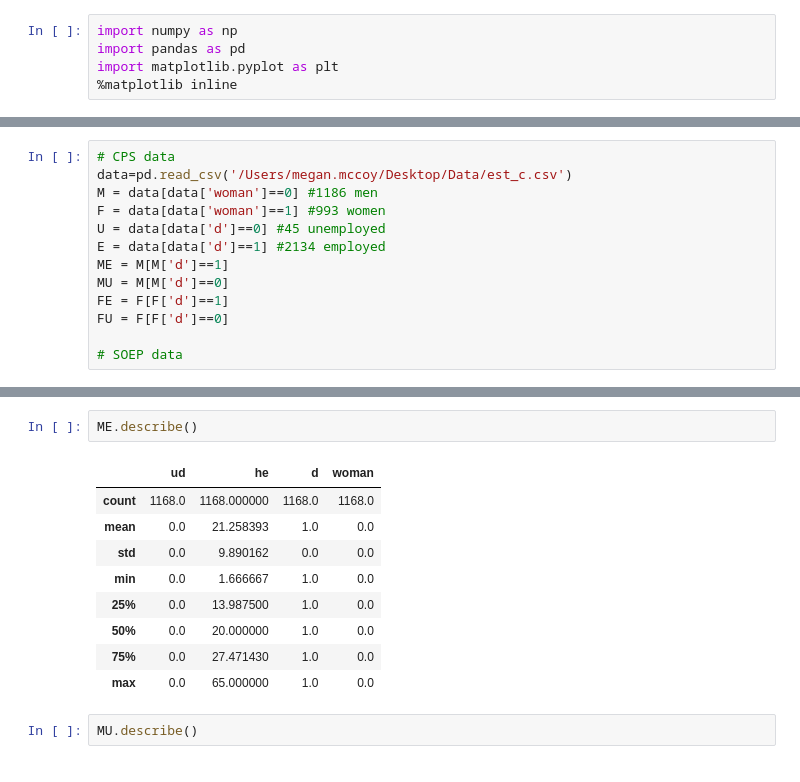
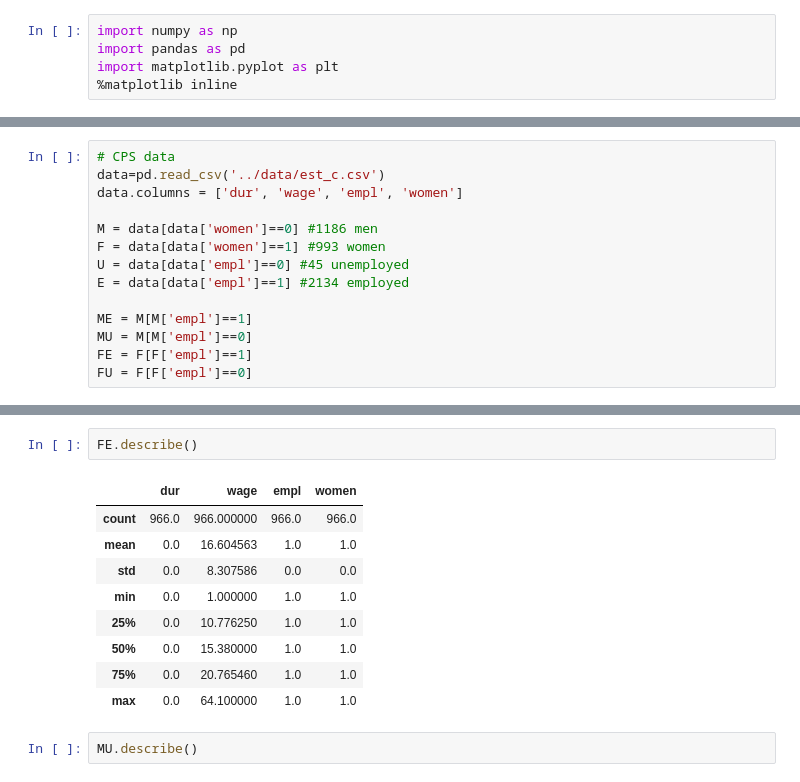
Before and after one commit to meganmccoy/masters-thesis, a Jupyter notebook: notebook/882 Replication.ipynb, the cells around one changed output, grey strips where cells are left out. Saved outputs shown, nothing was run; the diff lists cells and outputs as text.

```diff
--- a/notebook/882 Replication.ipynb
+++ b/notebook/882 Replication.ipynb
@@ -21,14 +22,15 @@ Import Data
 - {M,F} X {E,U} = {males,females} X {employed, unemployed}
 # %%
 # CPS data
-data=pd.read_csv('/Users/megan.mccoy/Desktop/Data/est_c.csv')
-M = data[data['woman']==0] #1186 men
-F = data[data['woman']==1] #993 women
-U = data[data['d']==0] #45 unemployed
-E = data[data['d']==1] #2134 employed
-ME = M[M['d']==1]
-MU = M[M['d']==0]
-FE = F[F['d']==1]
-FU = F[F['d']==0]
+data=pd.read_csv('../data/est_c.csv')
+data.columns = ['dur', 'wage', 'empl', 'women']
 
-# SOEP data
+M = data[data['women']==0] #1186 men
+F = data[data['women']==1] #993 women
+U = data[data['empl']==0] #45 unemployed
+E = data[data['empl']==1] #2134 employed
+
+ME = M[M['empl']==1]
+MU = M[M['empl']==0]
+FE = F[F['empl']==1]
+FU = F[F['empl']==0]
@@ -35,15 +78,15 @@ FU = F[F['d']==0]
 # %%
-ME.describe()
+FE.describe()
 # %% [output]
-|  | ud | he | d | woman |
-| count | 1168.0 | 1168.000000 | 1168.0 | 1168.0 |
-| mean | 0.0 | 21.258393 | 1.0 | 0.0 |
-| std | 0.0 | 9.890162 | 0.0 | 0.0 |
-| min | 0.0 | 1.666667 | 1.0 | 0.0 |
-| 25% | 0.0 | 13.987500 | 1.0 | 0.0 |
-| 50% | 0.0 | 20.000000 | 1.0 | 0.0 |
-| 75% | 0.0 | 27.471430 | 1.0 | 0.0 |
-| max | 0.0 | 65.000000 | 1.0 | 0.0 |
+|  | dur | wage | empl | women |
+| count | 966.0 | 966.000000 | 966.0 | 966.0 |
+| mean | 0.0 | 16.604563 | 1.0 | 1.0 |
+| std | 0.0 | 8.307586 | 0.0 | 0.0 |
+| min | 0.0 | 1.000000 | 1.0 | 1.0 |
+| 25% | 0.0 | 10.776250 | 1.0 | 1.0 |
+| 50% | 0.0 | 15.380000 | 1.0 | 1.0 |
+| 75% | 0.0 | 20.765460 | 1.0 | 1.0 |
+| max | 0.0 | 64.100000 | 1.0 | 1.0 |
 # %%
 MU.describe()
 # %% [output]
```
Also changed, not shown: parts of 9 cells of this notebook.
